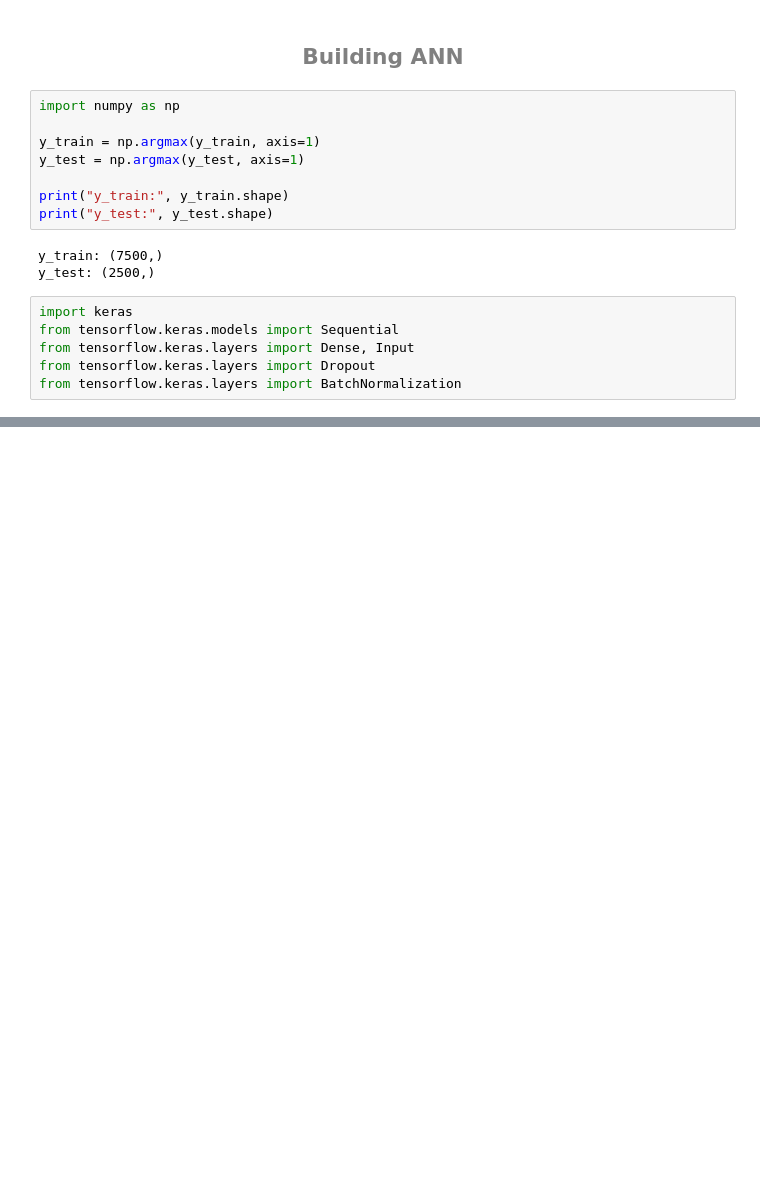
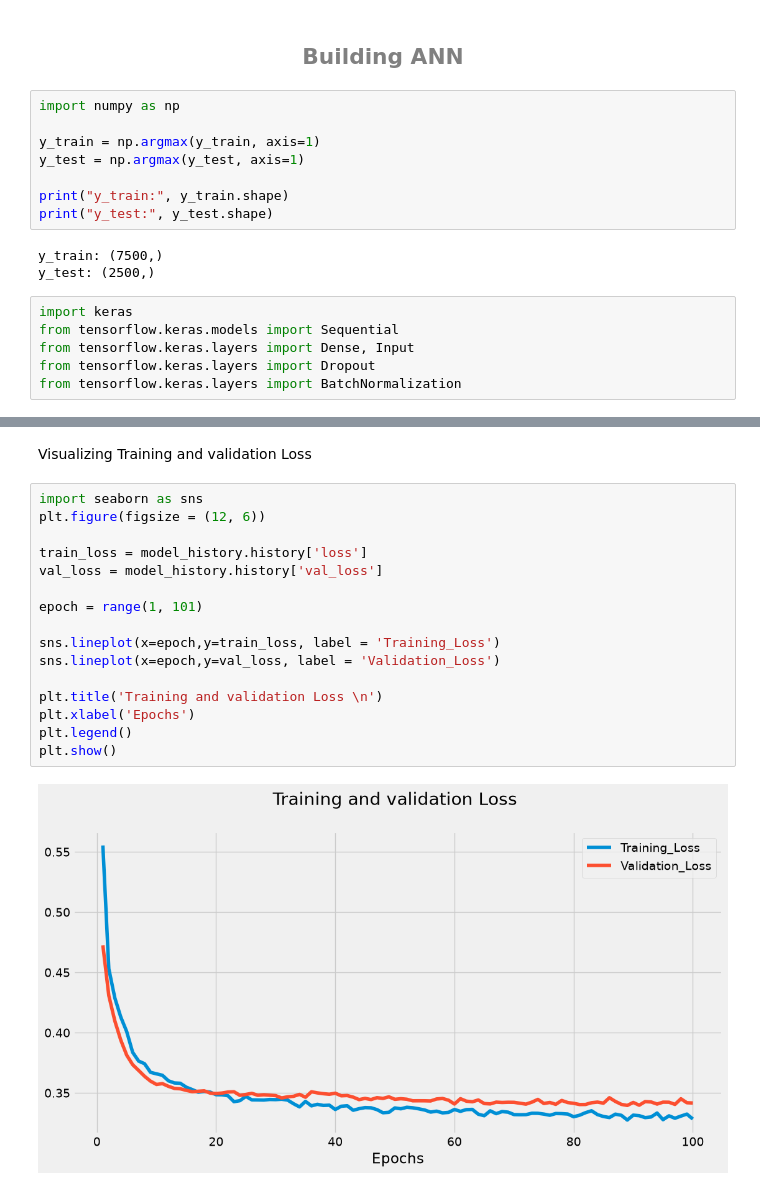
Before and after one commit to kashu9313161/Deep-Learning, a Jupyter notebook: notebook/ANN/churn_modelling.ipynb, the cells around one changed output, grey strips where cells are left out. Cells and saved outputs as stored; diff of their text form; blank space fills up the shorter version.

Commit message:
churn Modelling ANN

```diff
--- a/notebook/ANN/churn_modelling.ipynb
+++ b/notebook/ANN/churn_modelling.ipynb
@@ -339,0 +343,20 @@ Epoch 100/100
+# %% [markdown]
+Visualizing Training and validation Loss
+# %%
+import seaborn as sns
+plt.figure(figsize = (12, 6))
+
+train_loss = model_history.history['loss']
+val_loss = model_history.history['val_loss']
+
+epoch = range(1, 101)
+
+sns.lineplot(x=epoch,y=train_loss, label = 'Training_Loss')
+sns.lineplot(x=epoch,y=val_loss, label = 'Validation_Loss')
+
+plt.title('Training and validation Loss \n')
+plt.xlabel('Epochs')
+plt.legend()
+plt.show()
+# %% [output]
+[figure, added]
```
Also changed, not shown: parts of 7 cells of this notebook, 1 other file.
